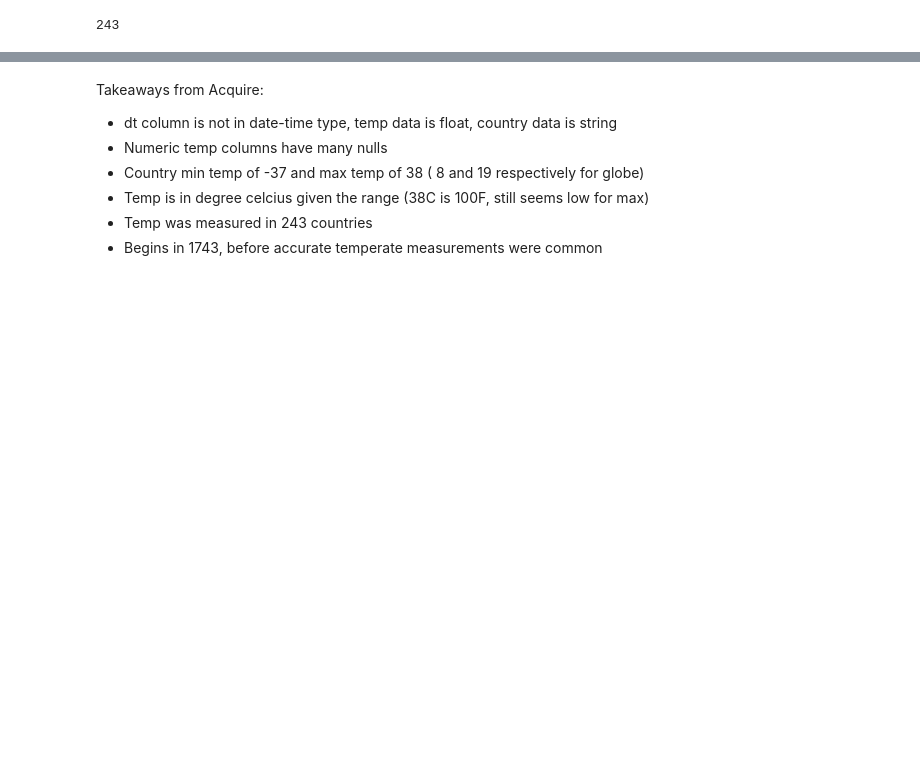
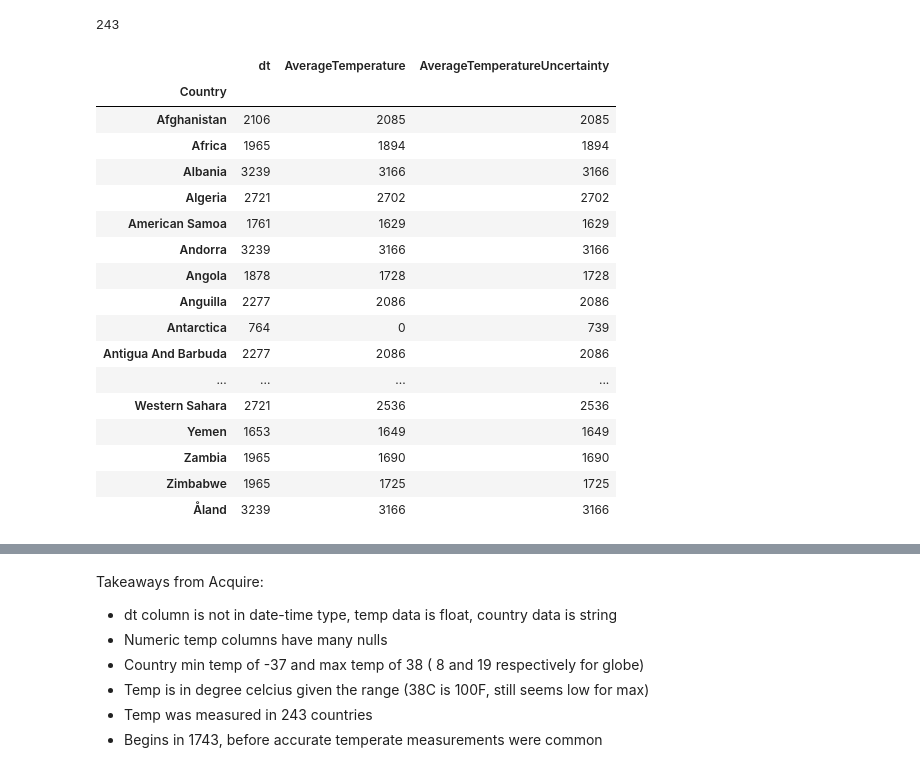
Before and after one commit to ian-james-johnson/time_series_exercises, a Jupyter notebook: time_series_miniproject.ipynb, the cells around one changed output, grey strips where cells are left out. Cells and saved outputs as stored; diff of their text form; code cells hidden in the pictures; blank space fills up the shorter version.

```diff
--- a/time_series_miniproject.ipynb
+++ b/time_series_miniproject.ipynb
@@ -64,3 +66,25 @@ memory usage: 17.6+ MB
 country_df.Country.nunique()
 # %% [output]
 243
+# %%
+# Look at the countries that we have data for
+country_df.groupby(['Country']).count()
+# %% [output]
+|  | dt | AverageTemperature | AverageTemperatureUncertainty |
+| Country |  |  |  |
+| Afghanistan | 2106 | 2085 | 2085 |
+| Africa | 1965 | 1894 | 1894 |
+| Albania | 3239 | 3166 | 3166 |
+| Algeria | 2721 | 2702 | 2702 |
+| American Samoa | 1761 | 1629 | 1629 |
+| Andorra | 3239 | 3166 | 3166 |
+| Angola | 1878 | 1728 | 1728 |
+| Anguilla | 2277 | 2086 | 2086 |
+| Antarctica | 764 | 0 | 739 |
+| Antigua And Barbuda | 2277 | 2086 | 2086 |
+| ... | ... | ... | ... |
+| Western Sahara | 2721 | 2536 | 2536 |
+| Yemen | 1653 | 1649 | 1649 |
+| Zambia | 1965 | 1690 | 1690 |
+| Zimbabwe | 1965 | 1725 | 1725 |
+| Åland | 3239 | 3166 | 3166 |
```
Also changed, not shown: parts of 35 cells of this notebook.
